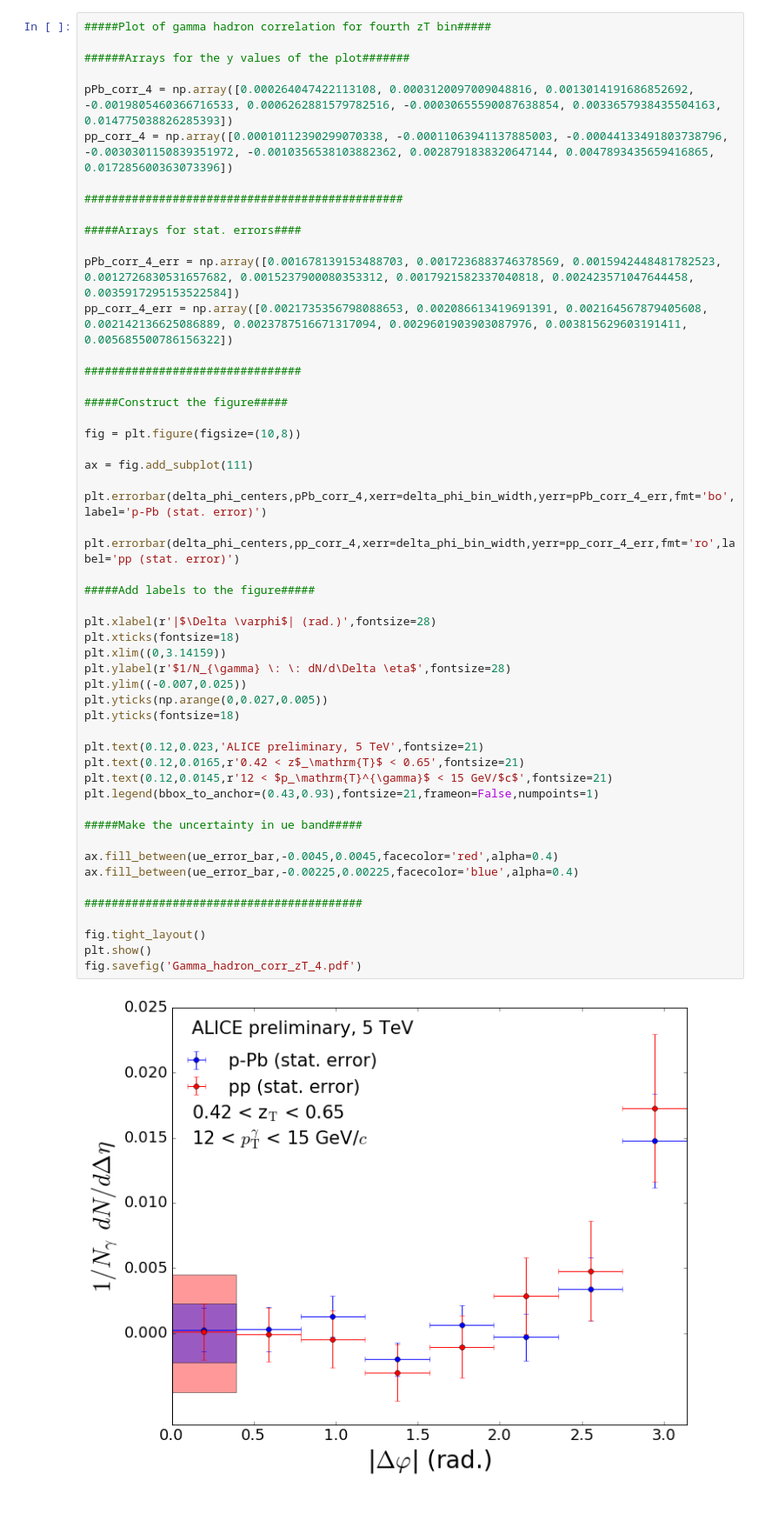
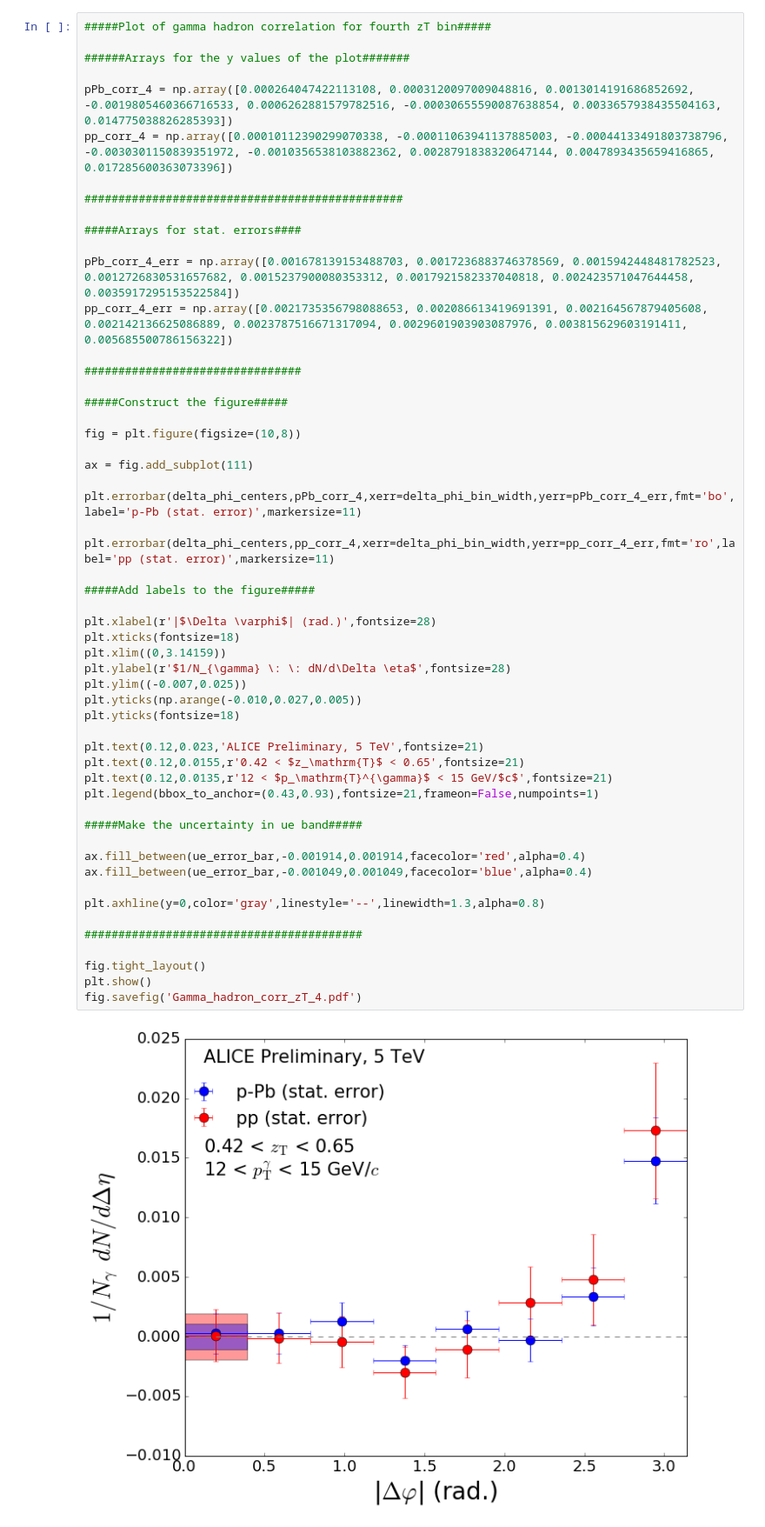
Before and after one commit to josegsoria/Analyses, a Jupyter notebook: Multiple Preliminary Plots.ipynb, the cells around one changed output. Shown at 87% size. Cells and saved outputs as stored; diff of their text form.

```diff
--- a/Multiple Preliminary Plots.ipynb
+++ b/Multiple Preliminary Plots.ipynb
@@ -452,39 +458,41 @@ pp_corr_4_err = np.array([0.0021735356798088653, 0.002086613419691391, 0.0021645
 ################################
 
 #####Construct the figure#####
 
 fig = plt.figure(figsize=(10,8))
 
 ax = fig.add_subplot(111)
 
-plt.errorbar(delta_phi_centers,pPb_corr_4,xerr=delta_phi_bin_width,yerr=pPb_corr_4_err,fmt='bo',label='p-Pb (stat. error)')
+plt.errorbar(delta_phi_centers,pPb_corr_4,xerr=delta_phi_bin_width,yerr=pPb_corr_4_err,fmt='bo',label='p-Pb (stat. error)',markersize=11)
 
-plt.errorbar(delta_phi_centers,pp_corr_4,xerr=delta_phi_bin_width,yerr=pp_corr_4_err,fmt='ro',label='pp (stat. error)')
+plt.errorbar(delta_phi_centers,pp_corr_4,xerr=delta_phi_bin_width,yerr=pp_corr_4_err,fmt='ro',label='pp (stat. error)',markersize=11)
 
 #####Add labels to the figure#####
 
 plt.xlabel(r'|$\Delta \varphi$| (rad.)',fontsize=28)
 plt.xticks(fontsize=18)
 plt.xlim((0,3.14159))
 plt.ylabel(r'$1/N_{\gamma} \: \: dN/d\Delta \eta$',fontsize=28)
 plt.ylim((-0.007,0.025))
-plt.yticks(np.arange(0,0.027,0.005))
+plt.yticks(np.arange(-0.010,0.027,0.005))
 plt.yticks(fontsize=18)
 
-plt.text(0.12,0.023,'ALICE preliminary, 5 TeV',fontsize=21)
-plt.text(0.12,0.0165,r'0.42 < z$_\mathrm{T}$ < 0.65',fontsize=21)
-plt.text(0.12,0.0145,r'12 < $p_\mathrm{T}^{\gamma}$ < 15 GeV/$c$',fontsize=21)
+plt.text(0.12,0.023,'ALICE Preliminary, 5 TeV',fontsize=21)
+plt.text(0.12,0.0155,r'0.42 < $z_\mathrm{T}$ < 0.65',fontsize=21)
+plt.text(0.12,0.0135,r'12 < $p_\mathrm{T}^{\gamma}$ < 15 GeV/$c$',fontsize=21)
 plt.legend(bbox_to_anchor=(0.43,0.93),fontsize=21,frameon=False,numpoints=1)
 
 #####Make the uncertainty in ue band#####
 
-ax.fill_between(ue_error_bar,-0.0045,0.0045,facecolor='red',alpha=0.4)
-ax.fill_between(ue_error_bar,-0.00225,0.00225,facecolor='blue',alpha=0.4)
+ax.fill_between(ue_error_bar,-0.001914,0.001914,facecolor='red',alpha=0.4)
+ax.fill_between(ue_error_bar,-0.001049,0.001049,facecolor='blue',alpha=0.4)
+
+plt.axhline(y=0,color='gray',linestyle='--',linewidth=1.3,alpha=0.8)
 
 #########################################
 
 fig.tight_layout()
 plt.show()
 fig.savefig('Gamma_hadron_corr_zT_4.pdf')
 # %% [output]
-[figure, old version]
+[figure, new version]
```
Also changed, not shown: parts of 5 cells of this notebook.
